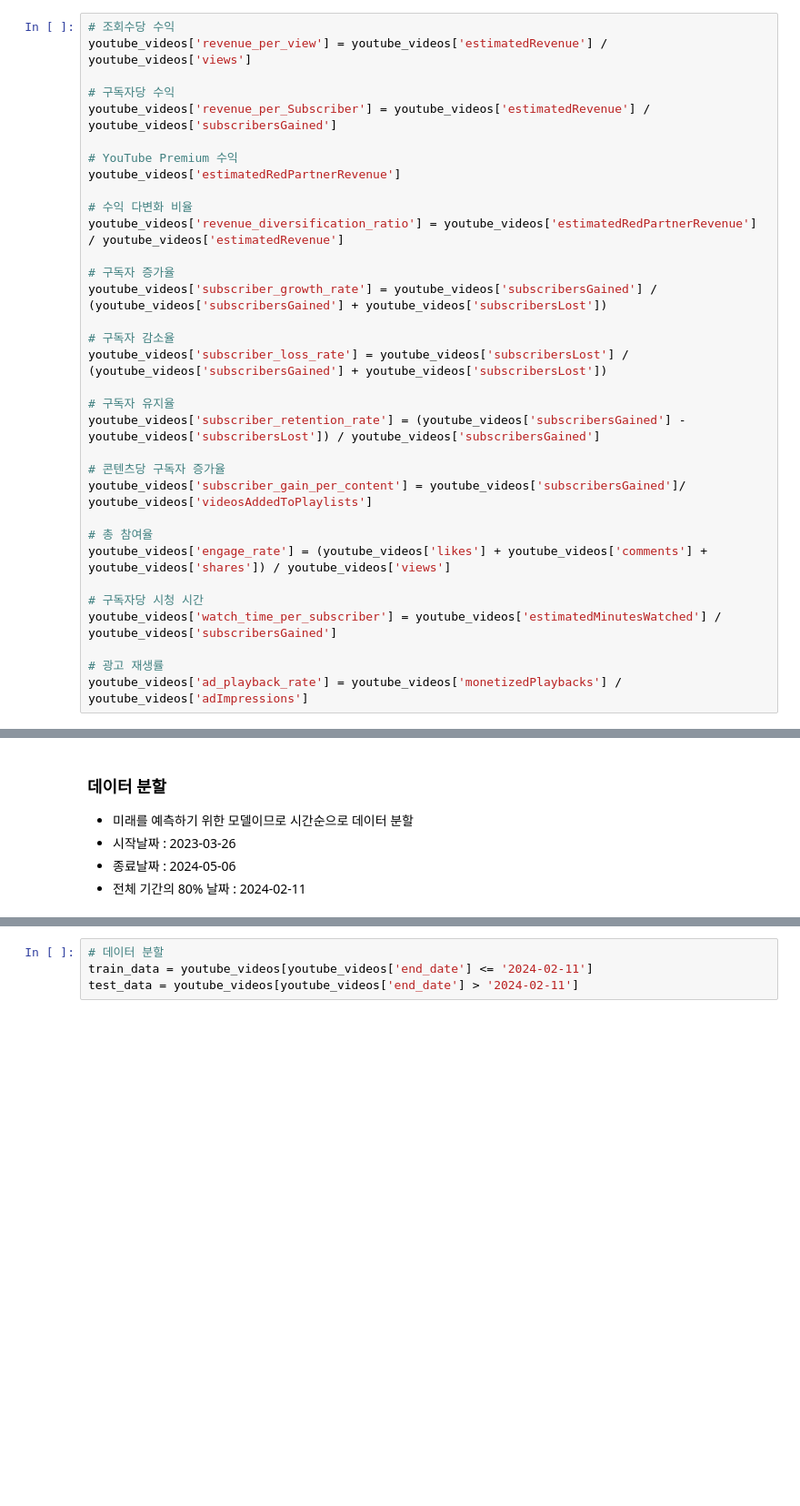
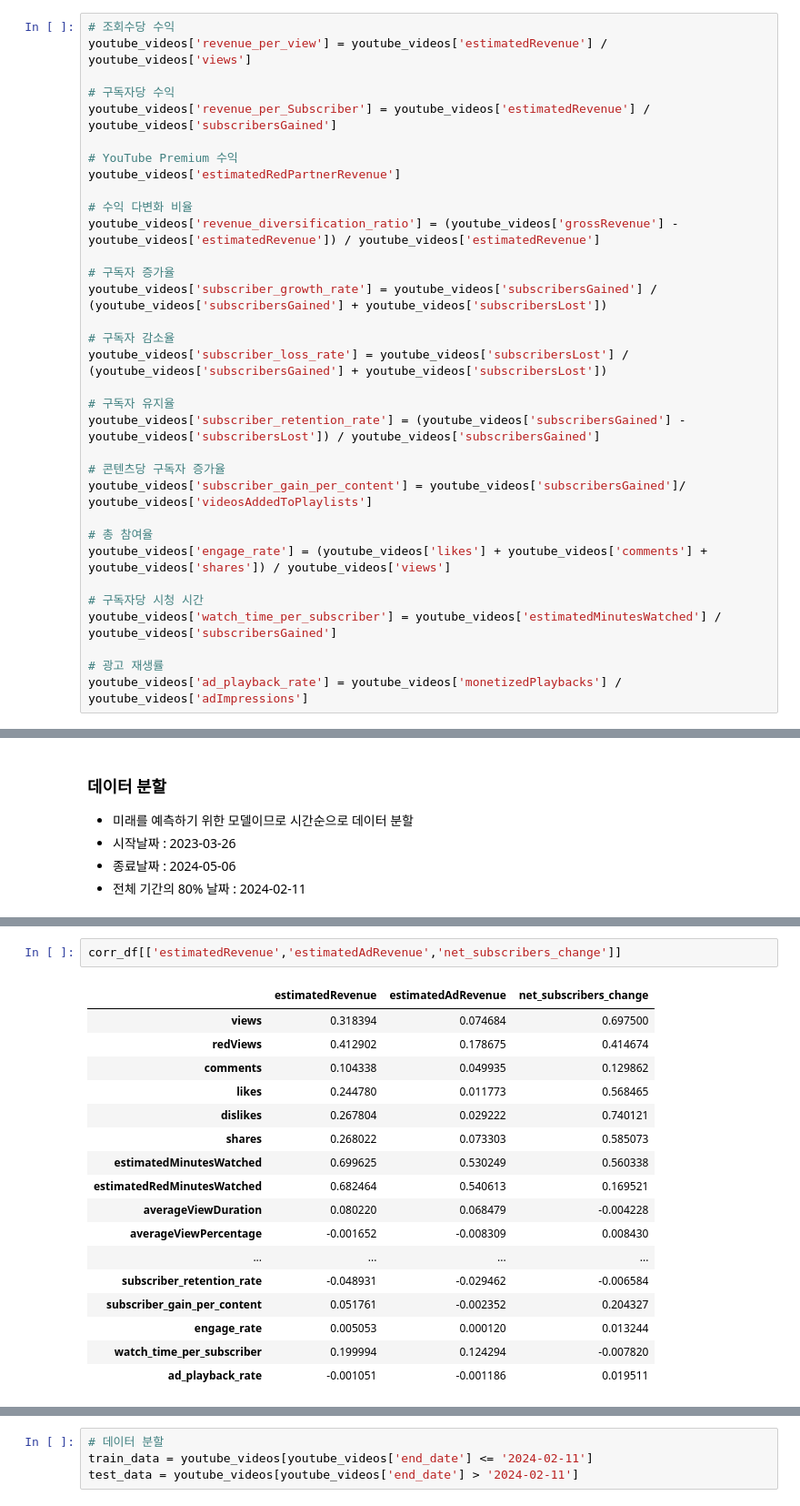
Before and after one commit to kkwann/awake, a Jupyter notebook: 5.Modeling(4).ipynb, the cells around one changed output, grey strips where cells are left out. Shown at 91% size. Drawn from its saved outputs; the diff is of its cells as text; blank space fills up the shorter version.

```diff
--- a/5.Modeling(4).ipynb
+++ b/5.Modeling(4).ipynb
@@ -397,7 +390,7 @@ youtube_videos['revenue_per_Subscriber'] = youtube_videos['estimatedRevenue'] /
 youtube_videos['estimatedRedPartnerRevenue']
 
 # 수익 다변화 비율
-youtube_videos['revenue_diversification_ratio'] = youtube_videos['estimatedRedPartnerRevenue'] / youtube_videos['estimatedRevenue']
+youtube_videos['revenue_diversification_ratio'] = (youtube_videos['grossRevenue'] - youtube_videos['estimatedRevenue']) / youtube_videos['estimatedRevenue']
 
 # 구독자 증가율
 youtube_videos['subscriber_growth_rate'] = youtube_videos['subscribersGained'] / (youtube_videos['subscribersGained'] + youtube_videos['subscribersLost'])
@@ -478,3 +535,23 @@ Index(['youtube_user_id', 'video', 'end_date', 'weekly_watch_time',
+# %%
+corr_df[['estimatedRevenue','estimatedAdRevenue','net_subscribers_change']]
+# %% [output]
+|  | estimatedRevenue | estimatedAdRevenue | net_subscribers_change |
+| views | 0.318394 | 0.074684 | 0.697500 |
+| redViews | 0.412902 | 0.178675 | 0.414674 |
+| comments | 0.104338 | 0.049935 | 0.129862 |
+| likes | 0.244780 | 0.011773 | 0.568465 |
+| dislikes | 0.267804 | 0.029222 | 0.740121 |
+| shares | 0.268022 | 0.073303 | 0.585073 |
+| estimatedMinutesWatched | 0.699625 | 0.530249 | 0.560338 |
+| estimatedRedMinutesWatched | 0.682464 | 0.540613 | 0.169521 |
+| averageViewDuration | 0.080220 | 0.068479 | -0.004228 |
+| averageViewPercentage | -0.001652 | -0.008309 | 0.008430 |
+| ... | ... | ... | ... |
+| subscriber_retention_rate | -0.048931 | -0.029462 | -0.006584 |
+| subscriber_gain_per_content | 0.051761 | -0.002352 | 0.204327 |
+| engage_rate | 0.005053 | 0.000120 | 0.013244 |
+| watch_time_per_subscriber | 0.199994 | 0.124294 | -0.007820 |
+| ad_playback_rate | -0.001051 | -0.001186 | 0.019511 |
 # %%
 # 컬럼 정리
 unique_col = youtube_videos.columns[:3]
```
Also changed, not shown: parts of 15 cells of this notebook.
